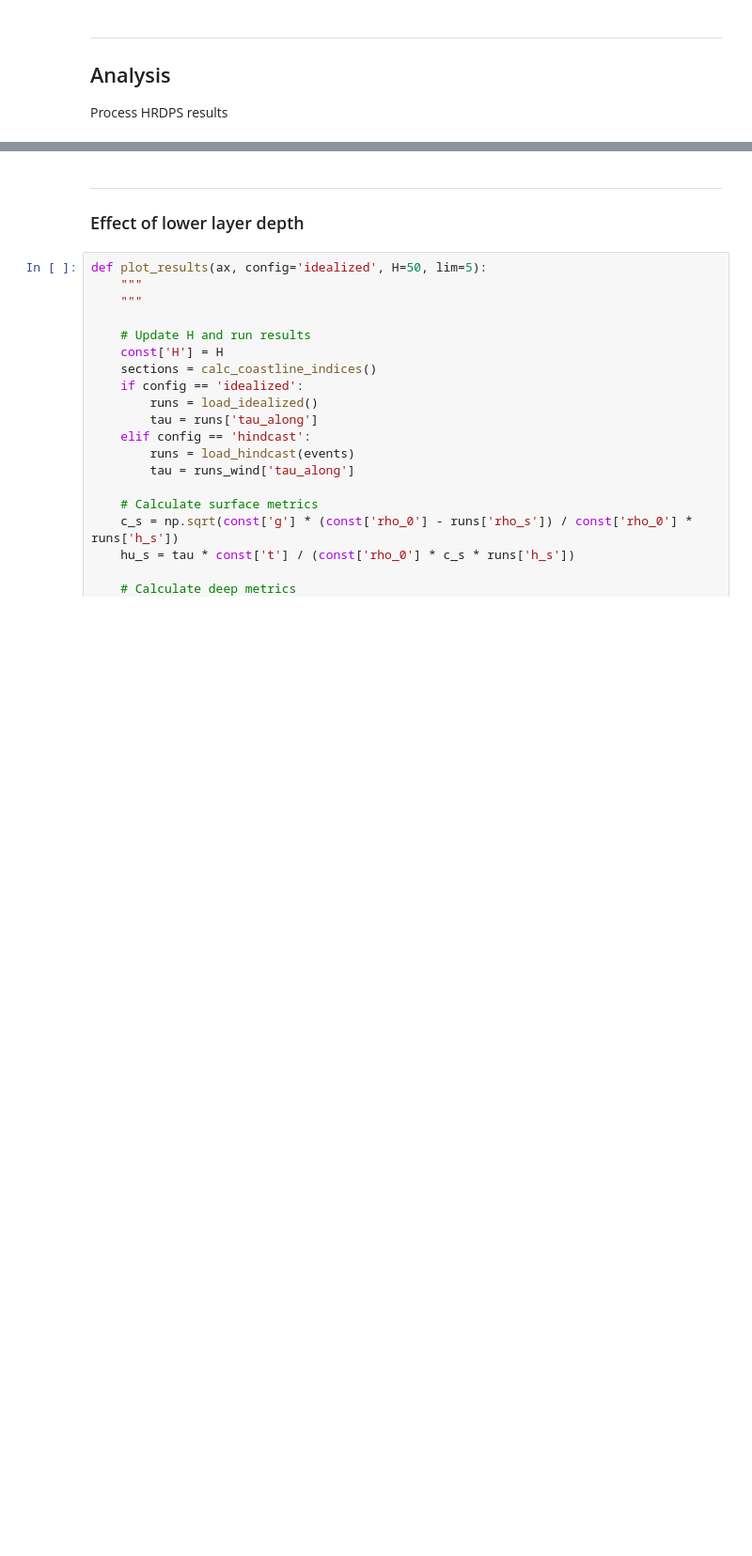
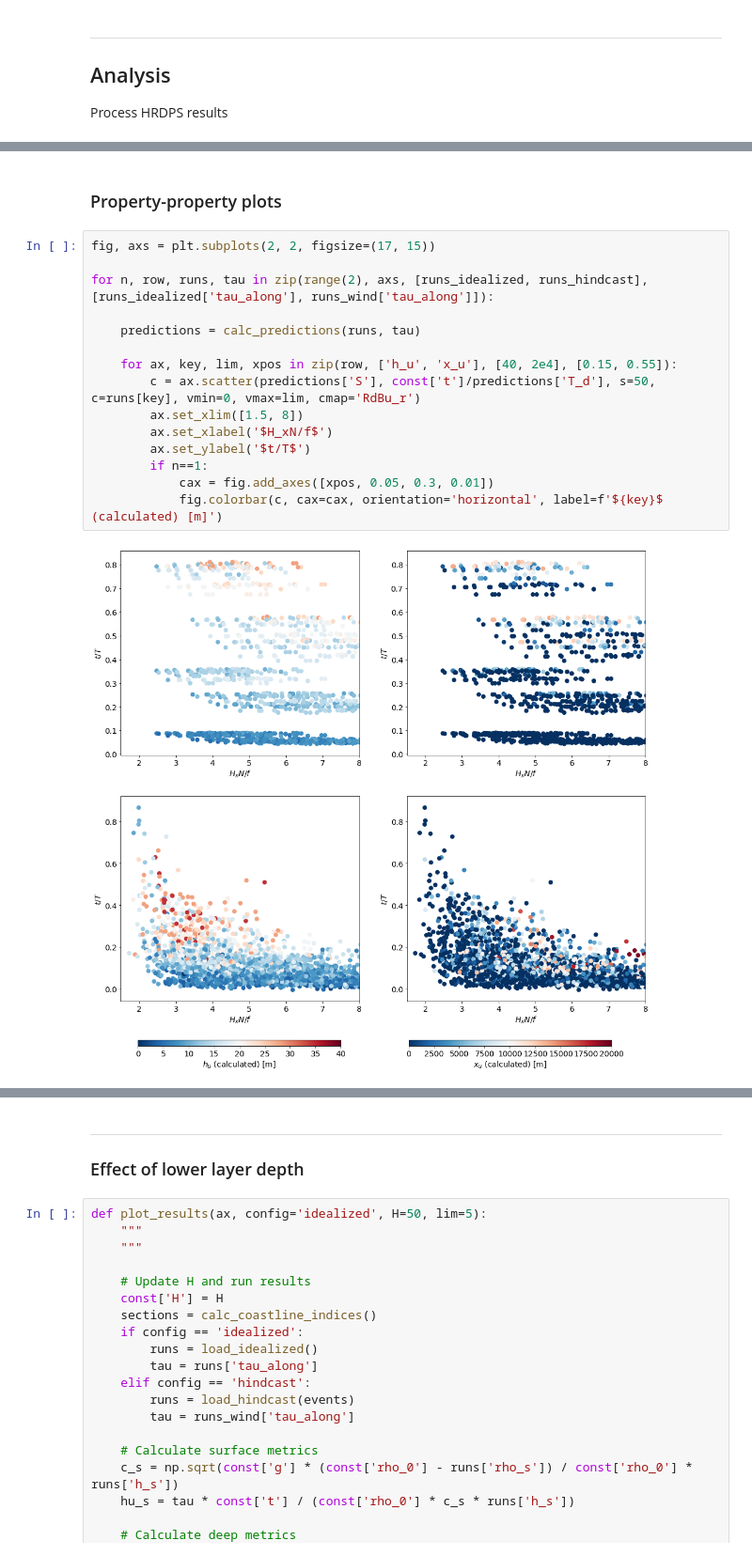
Before and after one commit to SalishSeaCast/SoG_upwelling_EOF_paper, a Jupyter notebook: notebooks/upwell_processing_sanity_check.ipynb, the cells around one changed output, grey strips where cells are left out. Shown at 94% size. Saved outputs shown, nothing was run; the diff lists cells and outputs as text; blank space fills up the shorter version.

```diff
--- a/notebooks/upwell_processing_sanity_check.ipynb
+++ b/notebooks/upwell_processing_sanity_check.ipynb
@@ -391,0 +495,19 @@ runs_hindcast = load_hindcast(events)
+# %% [markdown]
+### Property-property plots
+# %%
+fig, axs = plt.subplots(2, 2, figsize=(17, 15))
+
+for n, row, runs, tau in zip(range(2), axs, [runs_idealized, runs_hindcast], [runs_idealized['tau_along'], runs_wind['tau_along']]):
+
+    predictions = calc_predictions(runs, tau)
+
+    for ax, key, lim, xpos in zip(row, ['h_u', 'x_u'], [40, 2e4], [0.15, 0.55]):
+        c = ax.scatter(predictions['S'], const['t']/predictions['T_d'], s=50, c=runs[key], vmin=0, vmax=lim, cmap='RdBu_r')
+        ax.set_xlim([1.5, 8])
+        ax.set_xlabel('$H_xN/f$')
+        ax.set_ylabel('$t/T$')
+        if n==1:
+            cax = fig.add_axes([xpos, 0.05, 0.3, 0.01])
+            fig.colorbar(c, cax=cax, orientation='horizontal', label=f'${key}$ (calculated) [m]')
+# %% [output]
+[figure, added]
```
Also changed, not shown: parts of 13 cells of this notebook.
